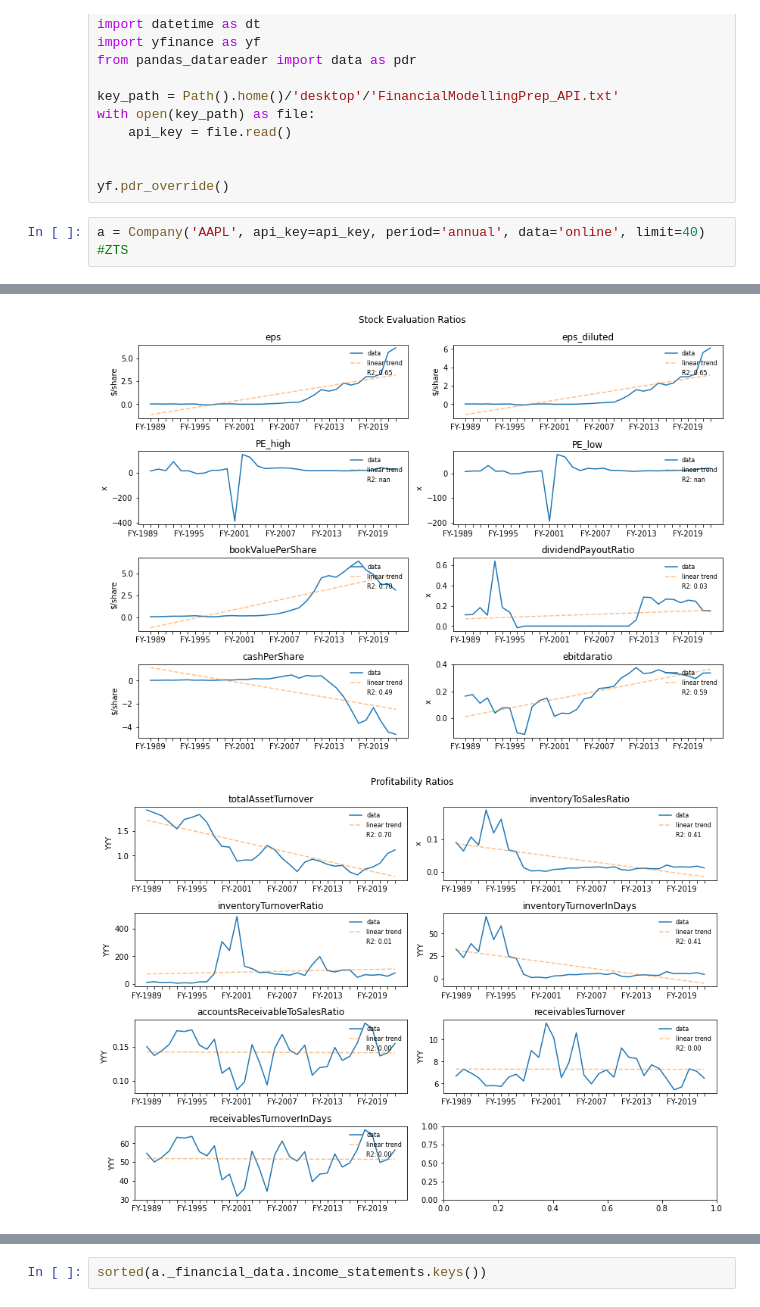
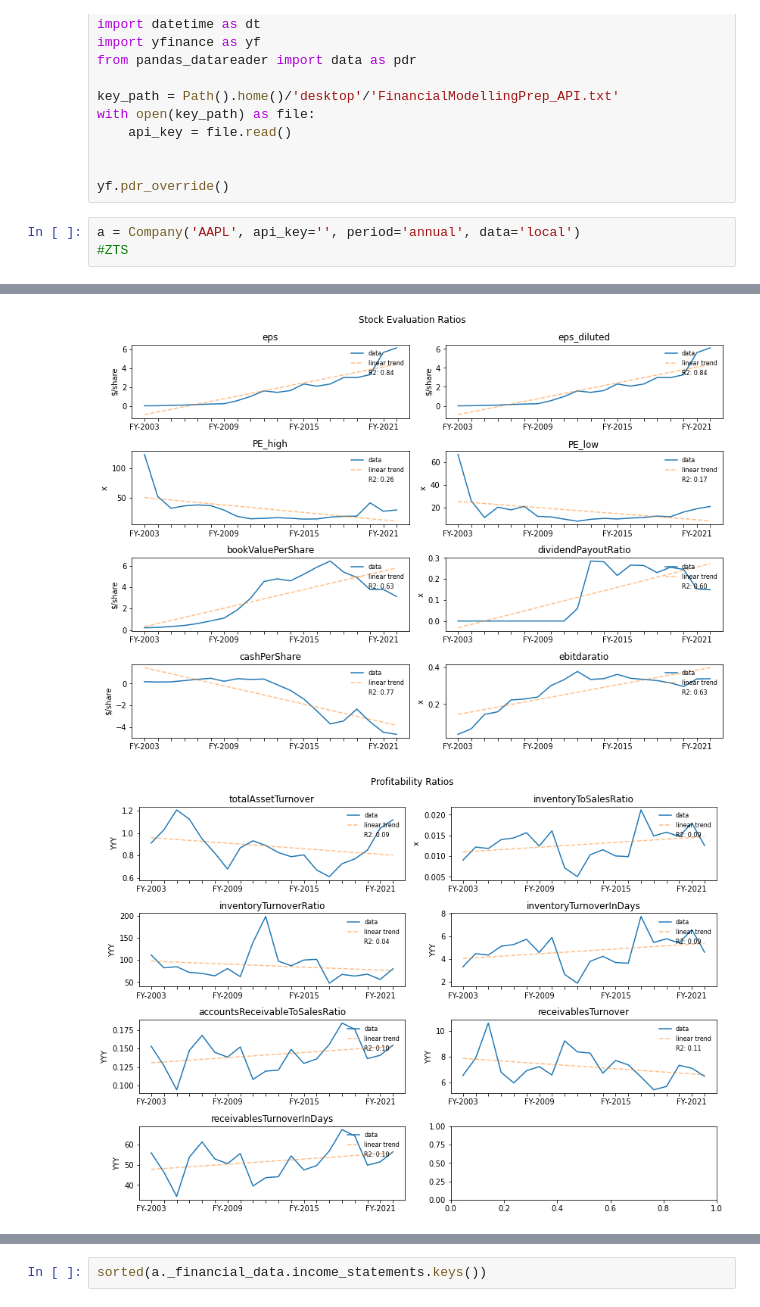
Before and after one commit to oldhiltonian/investment-tools, a Jupyter notebook: Financial Modelling Prep Library/Testing & Example Use.ipynb, the cells around one changed output, grey strips where cells are left out. Drawn from its saved outputs; the diff is of its cells as text.

```diff
--- a/Financial Modelling Prep Library/Testing & Example Use.ipynb
+++ b/Financial Modelling Prep Library/Testing & Example Use.ipynb
@@ -15,6 +15,6 @@ with open(key_path) as file:
 
 yf.pdr_override()
 # %%
-a = Company('AAPL', api_key=api_key, period='annual', data='online', limit=40)
+a = Company('AAPL', api_key='', period='annual', data='local')
 #ZTS
 # %% [output]
@@ -36,7 +36,7 @@ There were 34/34 values in quickRatio that exceed the 0.05 error tolerance.
 There were 0/34 values in returnOnEquity that exceed the 0.05 error tolerance.
 There were 0/34 values in returnOnAssets that exceed the 0.05 error tolerance.
 There were 0/34 values in cashPerShare that exceed the 0.05 error tolerance.
 There were 0/34 values in interestCoverage that exceed the 0.05 error tolerance.
 There were 0/34 values in dividendPayoutRatio that exceed the 0.05 error tolerance.
-[figure, old version]
+[figure, new version]
-[figure, old version]
+[figure, new version]
```
Also changed, not shown: parts of 2 cells of this notebook, 6 other files.
